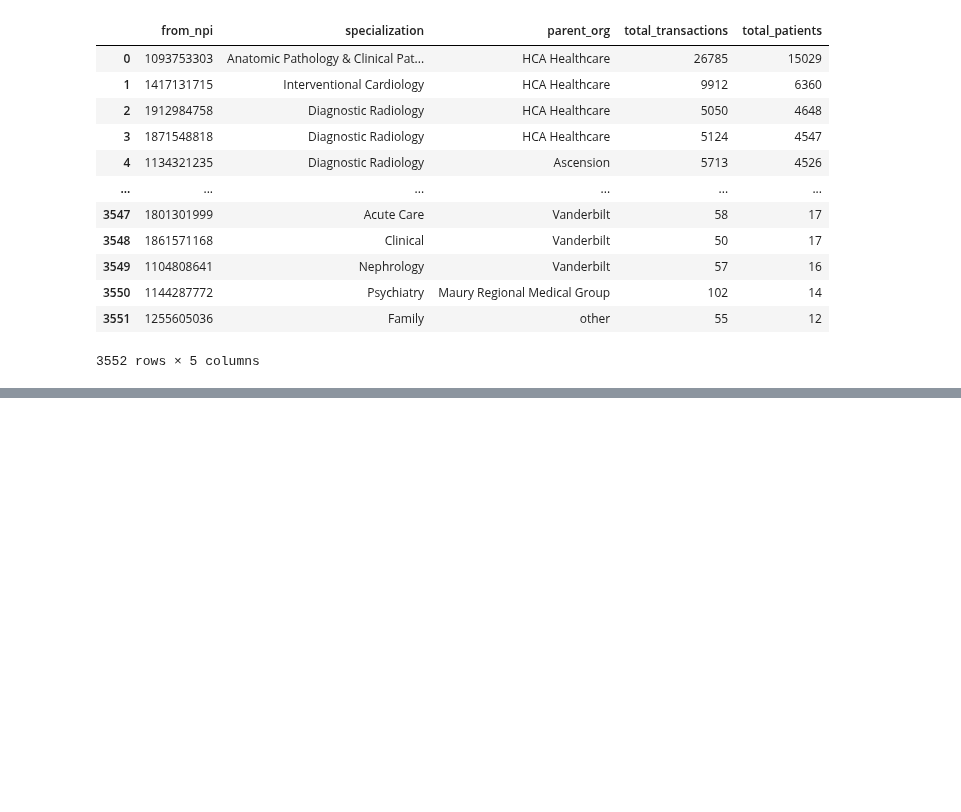
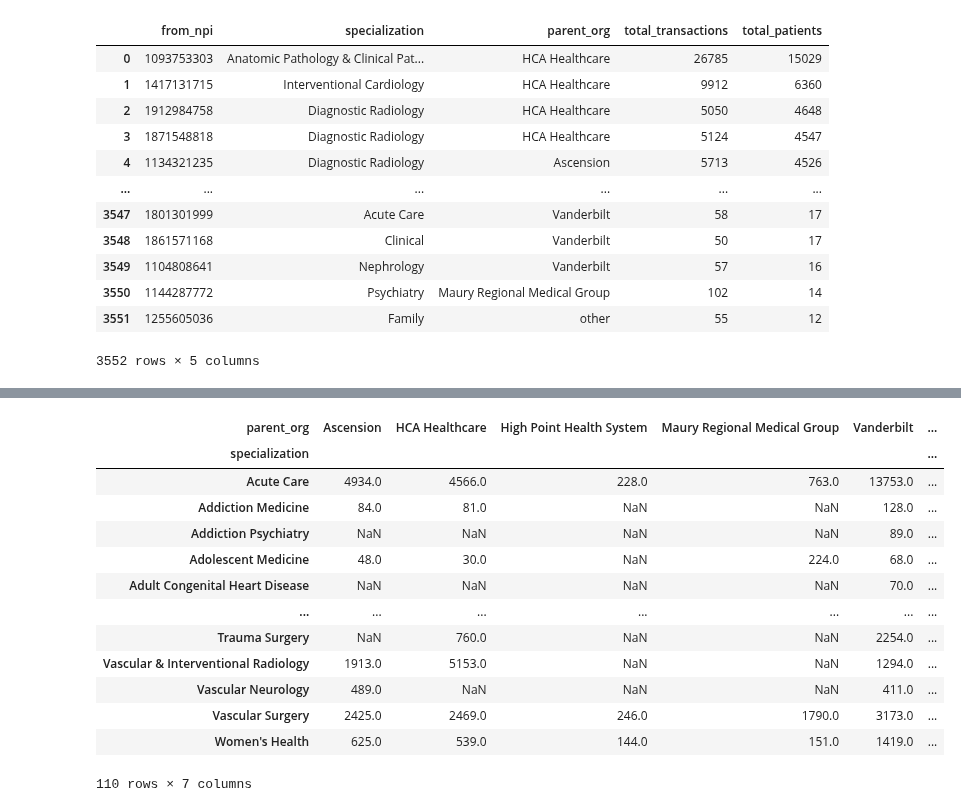
Before and after one commit to tomoumer/hop_team-the-hindenburgs, a Jupyter notebook: notebooks/data_exploration.ipynb, the cells around one changed output, grey strips where cells are left out. Drawn from its saved outputs; the diff is of its cells as text; code cells hidden in the pictures; blank space fills up the shorter version.

```diff
--- a/notebooks/data_exploration.ipynb
+++ b/notebooks/data_exploration.ipynb
@@ -332,0 +385,17 @@ testing_query.groupby('organization_name').count()
+# %%
+providers_to_major.groupby(['specialization', 'parent_org'])['total_patients'].sum().reset_index().pivot_table(values='total_patients', index='specialization', columns='parent_org')
+# %% [output]
+| parent_org | Ascension | HCA Healthcare | High Point Health System | Maury Regional Medical Group | Vanderbilt | ... |
+| specialization |  |  |  |  |  | ... |
+| Acute Care | 4934.0 | 4566.0 | 228.0 | 763.0 | 13753.0 | ... |
+| Addiction Medicine | 84.0 | 81.0 | NaN | NaN | 128.0 | ... |
+| Addiction Psychiatry | NaN | NaN | NaN | NaN | 89.0 | ... |
+| Adolescent Medicine | 48.0 | 30.0 | NaN | 224.0 | 68.0 | ... |
+| Adult Congenital Heart Disease | NaN | NaN | NaN | NaN | 70.0 | ... |
+| ... | ... | ... | ... | ... | ... | ... |
+| Trauma Surgery | NaN | 760.0 | NaN | NaN | 2254.0 | ... |
+| Vascular & Interventional Radiology | 1913.0 | 5153.0 | NaN | NaN | 1294.0 | ... |
+| Vascular Neurology | 489.0 | NaN | NaN | NaN | 411.0 | ... |
+| Vascular Surgery | 2425.0 | 2469.0 | 246.0 | 1790.0 | 3173.0 | ... |
+| Women's Health | 625.0 | 539.0 | 144.0 | 151.0 | 1419.0 | ... |
+110 rows × 7 columns
```
Also changed, not shown: parts of 8 cells of this notebook.
